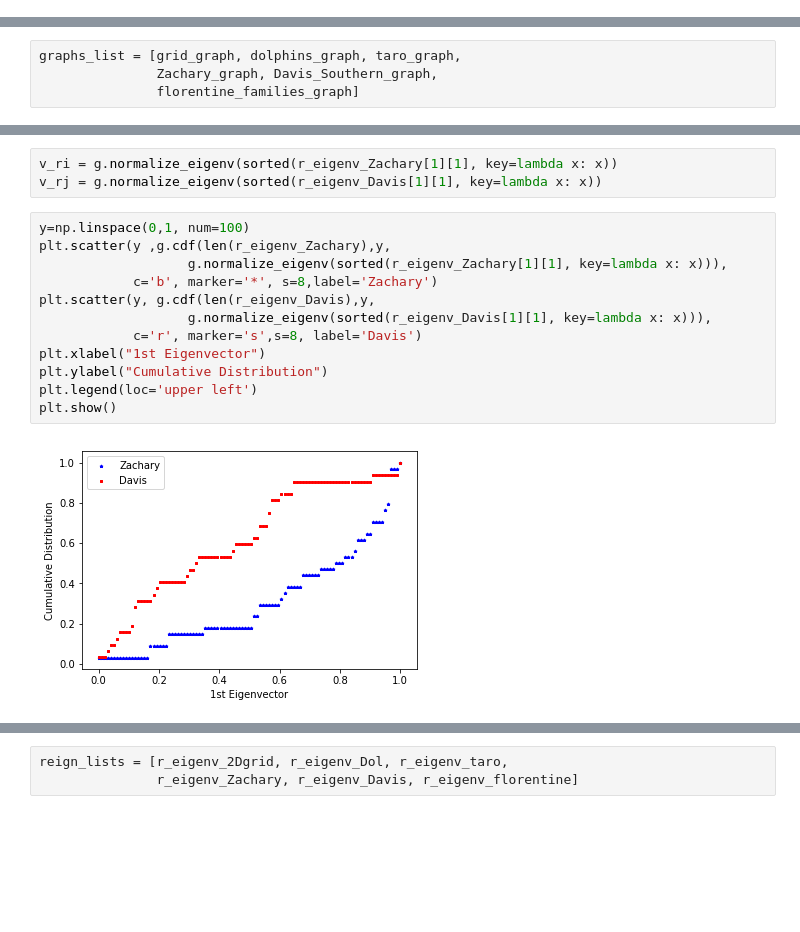
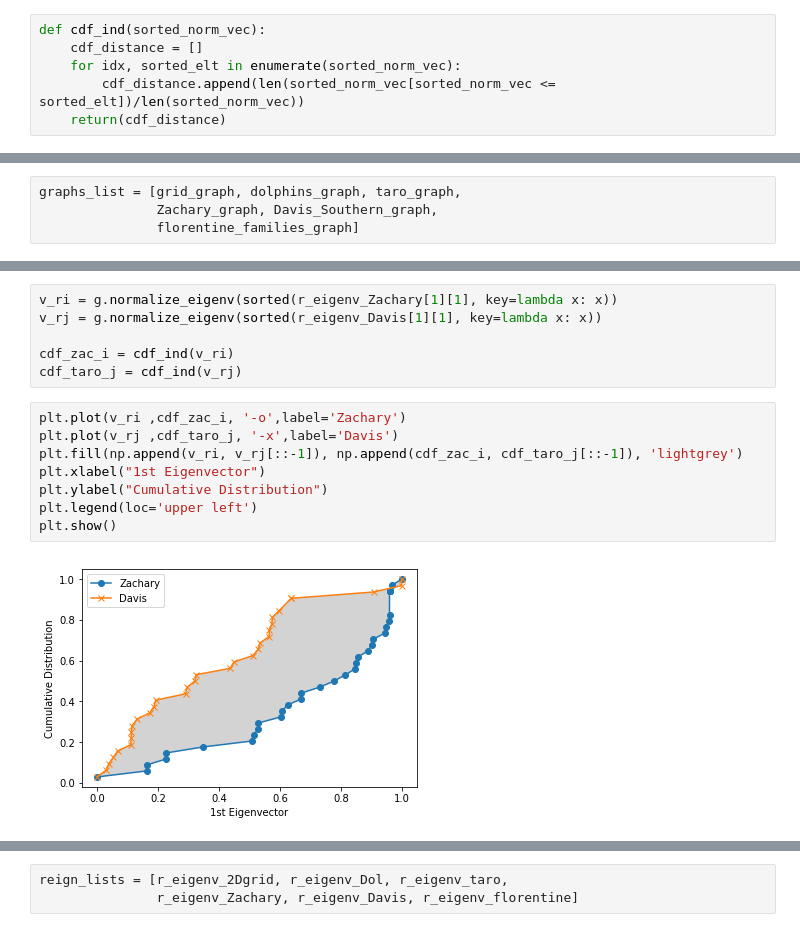
Before and after one commit to msarrias/graph-distance-for-complex-networks, a Jupyter notebook: graph_distance.ipynb, the cells around one changed output, grey strips where cells are left out. Cells and saved outputs as stored; diff of their text form; blank space fills up the shorter version.

```diff
--- a/graph_distance.ipynb
+++ b/graph_distance.ipynb
@@ -10,0 +17,6 @@ import graphs as g
+# %%
+def cdf_ind(sorted_norm_vec):
+    cdf_distance = []
+    for idx, sorted_elt in enumerate(sorted_norm_vec):
+        cdf_distance.append(len(sorted_norm_vec[sorted_norm_vec <= sorted_elt])/len(sorted_norm_vec))
+    return(cdf_distance)
@@ -94,17 +109,16 @@ g.savage_plot(graphs_list)
 # %%
 v_ri = g.normalize_eigenv(sorted(r_eigenv_Zachary[1][1], key=lambda x: x))
 v_rj = g.normalize_eigenv(sorted(r_eigenv_Davis[1][1], key=lambda x: x))
+
+cdf_zac_i = cdf_ind(v_ri)
+cdf_taro_j = cdf_ind(v_rj)
-# %%
-y=np.linspace(0,1, num=100)
-plt.scatter(y ,g.cdf(len(r_eigenv_Zachary),y,
-                   g.normalize_eigenv(sorted(r_eigenv_Zachary[1][1], key=lambda x: x))),
-            c='b', marker='*', s=8,label='Zachary')
-plt.scatter(y, g.cdf(len(r_eigenv_Davis),y,
-                   g.normalize_eigenv(sorted(r_eigenv_Davis[1][1], key=lambda x: x))),
-            c='r', marker='s',s=8, label='Davis')
-plt.xlabel("1st Eigenvector")
-plt.ylabel("Cumulative Distribution")
-plt.legend(loc='upper left')
-plt.show()
-# %% [output]
-[figure, removed]
+# %%
+plt.plot(v_ri ,cdf_zac_i, '-o',label='Zachary')
+plt.plot(v_rj ,cdf_taro_j, '-x',label='Davis')
+plt.fill(np.append(v_ri, v_rj[::-1]), np.append(cdf_zac_i, cdf_taro_j[::-1]), 'lightgrey')
+plt.xlabel("1st Eigenvector")
+plt.ylabel("Cumulative Distribution")
+plt.legend(loc='upper left')
+plt.show()
+# %% [output]
+[figure, added]
```
Also changed, not shown: parts of 39 cells of this notebook, 1 other file.
